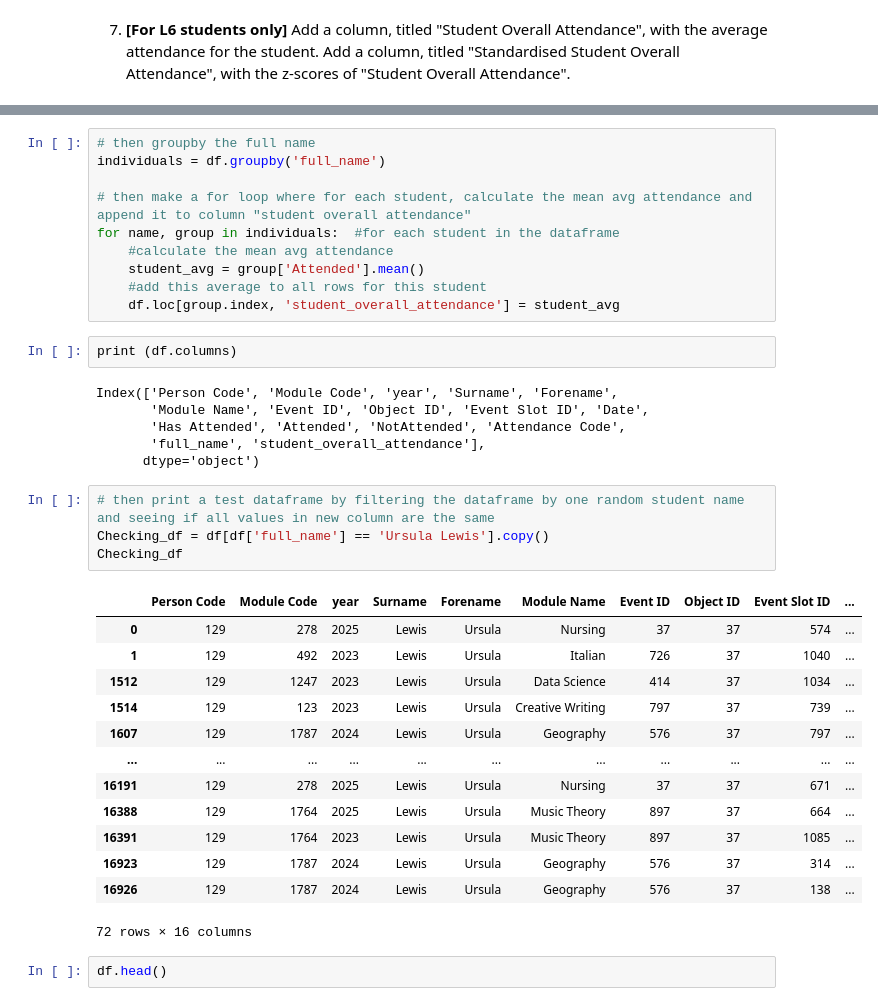
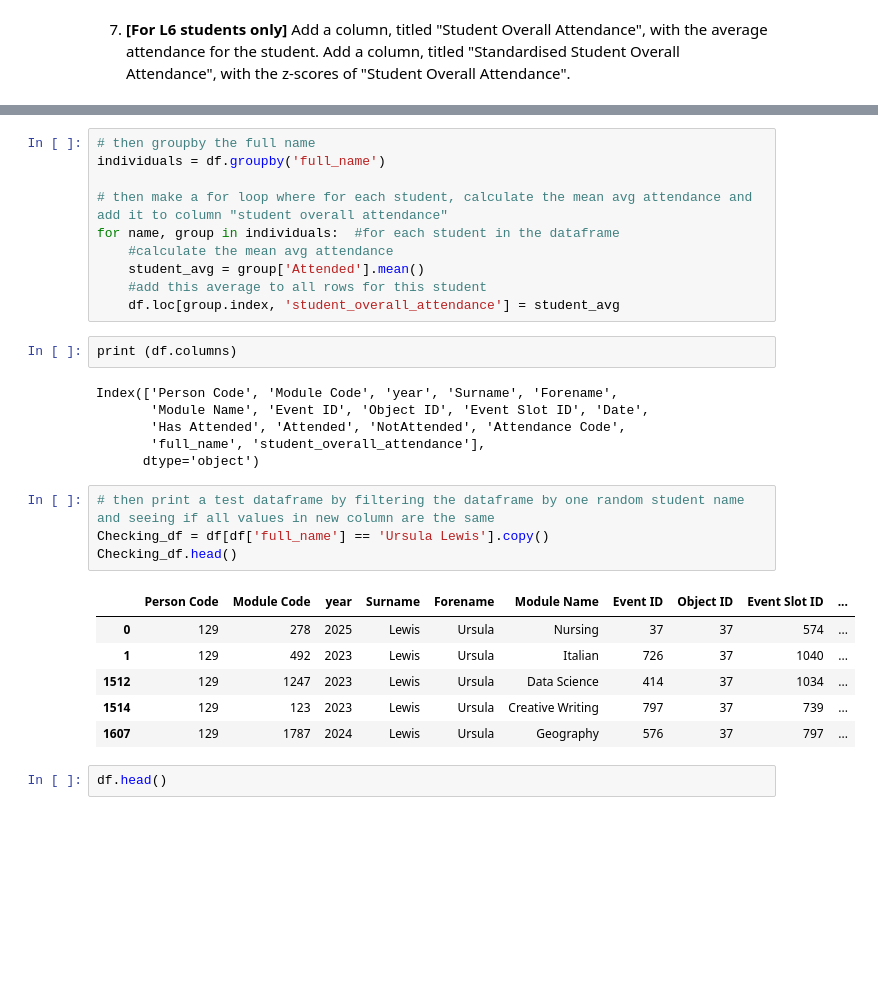
Before and after one commit to shayeliza/datascience_mid_term_sum, a Jupyter notebook: summative1.ipynb, the cells around one changed output, grey strips where cells are left out. Drawn from its saved outputs; the diff is of its cells as text; blank space fills up the shorter version.

```diff
--- a/summative1.ipynb
+++ b/summative1.ipynb
@@ -503,7 +490,7 @@ df
 # then groupby the full name
 individuals = df.groupby('full_name')
 
-# then make a for loop where for each student, calculate the mean avg attendance and append it to column "student overall attendance"
+# then make a for loop where for each student, calculate the mean avg attendance and add it to column "student overall attendance"
 for name, group in individuals:  #for each student in the dataframe
     #calculate the mean avg attendance
     student_avg = group['Attended'].mean()
@@ -520,21 +507,14 @@ Index(['Person Code', 'Module Code', 'year', 'Surname', 'Forename',
 # %%
 # then print a test dataframe by filtering the dataframe by one random student name and seeing if all values in new column are the same
 Checking_df = df[df['full_name'] == 'Ursula Lewis'].copy()
-Checking_df
+Checking_df.head()
 # %% [output]
 |  | Person Code | Module Code | year | Surname | Forename | Module Name | Event ID | Object ID | Event Slot ID | ... |
 | 0 | 129 | 278 | 2025 | Lewis | Ursula | Nursing | 37 | 37 | 574 | ... |
 | 1 | 129 | 492 | 2023 | Lewis | Ursula | Italian | 726 | 37 | 1040 | ... |
 | 1512 | 129 | 1247 | 2023 | Lewis | Ursula | Data Science | 414 | 37 | 1034 | ... |
 | 1514 | 129 | 123 | 2023 | Lewis | Ursula | Creative Writing | 797 | 37 | 739 | ... |
 | 1607 | 129 | 1787 | 2024 | Lewis | Ursula | Geography | 576 | 37 | 797 | ... |
-| ... | ... | ... | ... | ... | ... | ... | ... | ... | ... | ... |
-| 16191 | 129 | 278 | 2025 | Lewis | Ursula | Nursing | 37 | 37 | 671 | ... |
-| 16388 | 129 | 1764 | 2025 | Lewis | Ursula | Music Theory | 897 | 37 | 664 | ... |
-| 16391 | 129 | 1764 | 2023 | Lewis | Ursula | Music Theory | 897 | 37 | 1085 | ... |
-| 16923 | 129 | 1787 | 2024 | Lewis | Ursula | Geography | 576 | 37 | 314 | ... |
-| 16926 | 129 | 1787 | 2024 | Lewis | Ursula | Geography | 576 | 37 | 138 | ... |
-72 rows × 16 columns
 # %%
 df.head()
 # %% [output]
```
Also changed, not shown: parts of 47 cells of this notebook.
